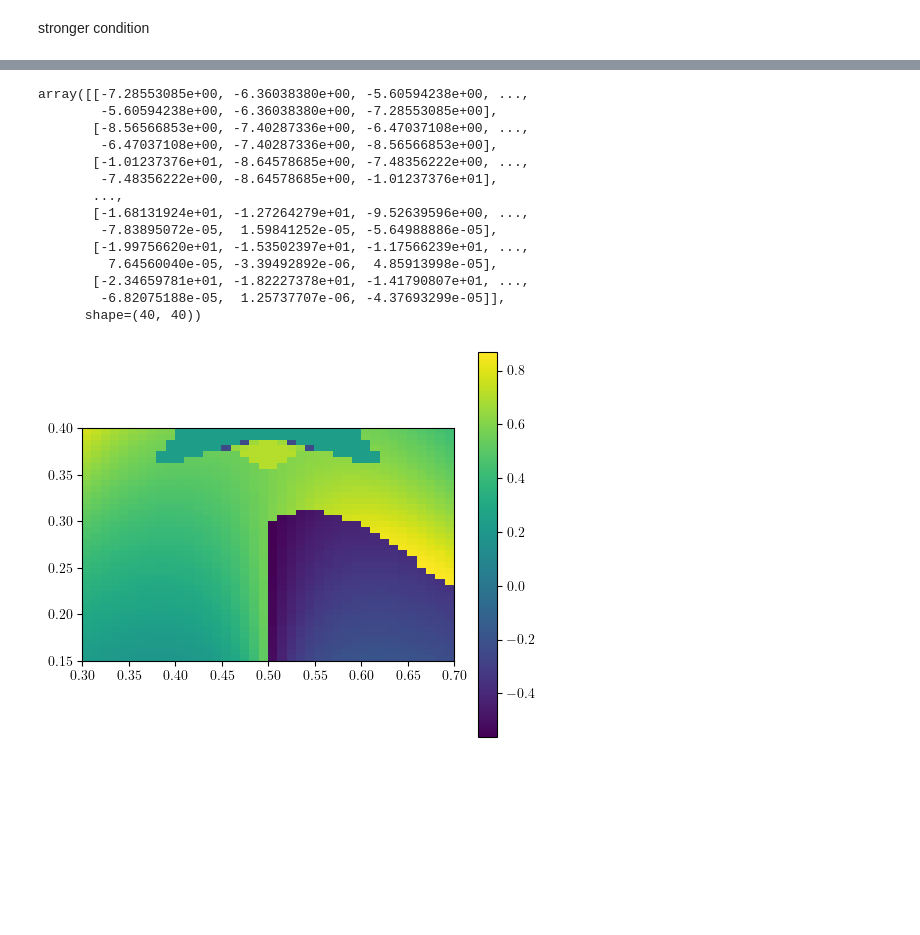
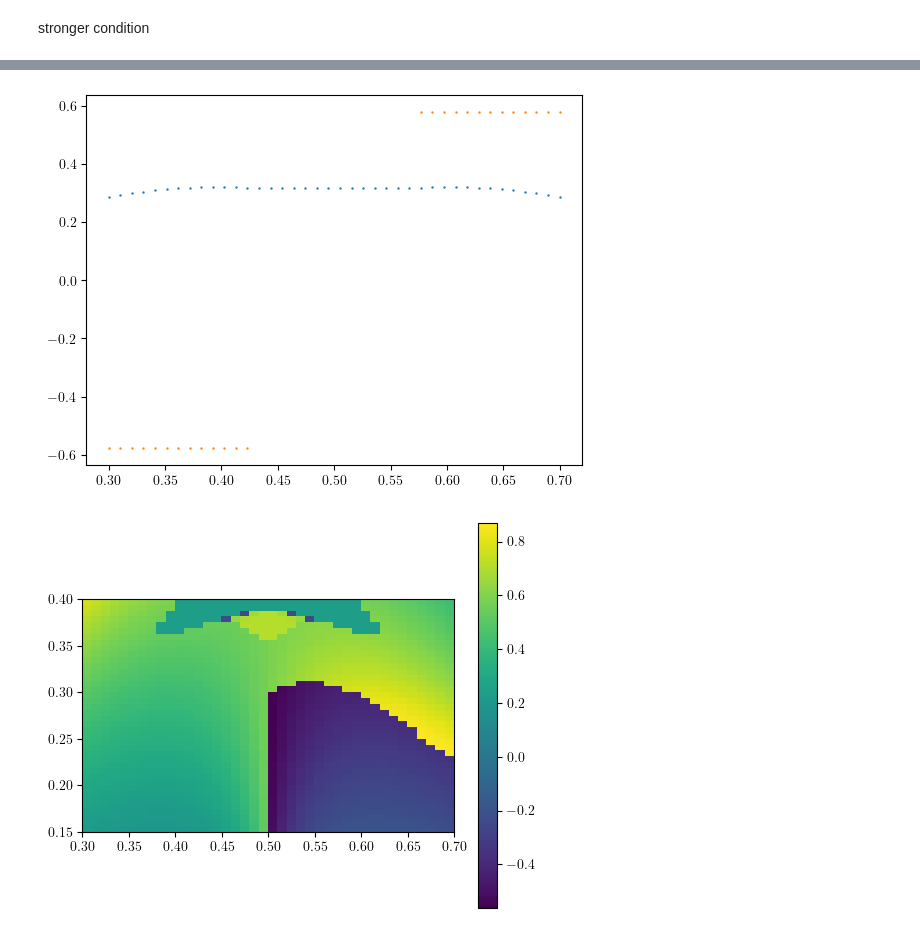
Before and after one commit to ChriGomm/master, a Jupyter notebook: numerics/phonon_conservation.ipynb, the cells around one changed output, grey strips where cells are left out. Cells and saved outputs as stored; diff of their text form; code cells hidden in the pictures; blank space fills up the shorter version.

```diff
--- a/numerics/phonon_conservation.ipynb
+++ b/numerics/phonon_conservation.ipynb
@@ -3845,0 +3928,34 @@ def minimize_vxx_by_dy(r1_vec: np.ndarray, r2_vec: np.ndarray):
+# %%
+dh_opt = np.zeros((N,5))
+x = rx[0]
+dy, dx, y, opt = minimize_vxx_by_dy_h(x,((-1.0,1.0),(0.0,1.0)),start=(0.5,0.5))
+d = np.array([dx,dy,0])
+v1 = dip_derivative_full(np.array([x,y,0]),0,0,d)
+v2 = dip_derivative_full(np.array([x-1,y,0]),0,0,d)
+v3 = dip_derivative_full(np.array([1,0,0]),0,0,d)
+dh_opt[0] = dx, dy, y, v1/v3, v2/v3
+Deltad, Deltay = 0.03, 0.05
+def boundd(bd):
+    for i in range(len(bd)):
+        bd[i] = min(1,max(-1,bd[i]))
+    if bd[0] == -1:
+        bd[1] = -1+2*Deltad
+    if bd[1] ==1:
+        bd[0] = 1-2*Deltad
+    return bd
+def boundy(bd):
+    for i in range(len(bd)):
+        bd[i] = min(1,max(0,bd[i]))
+    if bd[0] == 0:
+        bd[1] = 0+2*Deltay
+    if bd[1] ==1:
+        bd[0] = 1-2*Deltay
+    return bd
+for i in range(N):
+    x = rx[i]
+    dy, dx, y, opt = minimize_vxx_by_dy_h(x,boundaries=(boundd([dy-Deltad,dy+Deltad]),boundy([y-Deltay,y+Deltay])),start=(dy,y))
+    d = np.array([dx,dy,0])
+    v1 = dip_derivative_full(np.array([x,y,0]),0,0,d)
+    v2 = dip_derivative_full(np.array([x-1,y,0]),0,0,d)
+    v3 = dip_derivative_full(np.array([1,0,0]),0,0,d)
+    dh_opt[i] = dx, dy, y, v1/v3, v2/v3
@@ -3846,3 +3973,10 @@ def minimize_vxx_by_dy(r1_vec: np.ndarray, r2_vec: np.ndarray):
+# %%
+fig, ax = plt.subplots(1,1)
+ax.scatter(rx, dh_opt[:,2])
+ax.scatter(rx,dh_opt[:,0])
+plt.show()
+# %% [output]
+[figure, added]
 # %%
 N = 40
 eps = 0.1
@@ -3864,20 +3998,3 @@ d_opt = parallel_for([[0,N],[0,N]],wrap_optimize)
-# %%
-d_opt[:,:,2]
-# %% [output]
-array([[-7.28553085e+00, -6.36038380e+00, -5.60594238e+00, ...,
-        -5.60594238e+00, -6.36038380e+00, -7.28553085e+00],
-       [-8.56566853e+00, -7.40287336e+00, -6.47037108e+00, ...,
-        -6.47037108e+00, -7.40287336e+00, -8.56566853e+00],
-       [-1.01237376e+01, -8.64578685e+00, -7.48356222e+00, ...,
-        -7.48356222e+00, -8.64578685e+00, -1.01237376e+01],
-       ...,
-       [-1.68131924e+01, -1.27264279e+01, -9.52639596e+00, ...,
-        -7.83895072e-05,  1.59841252e-05, -5.64988886e-05],
-       [-1.99756620e+01, -1.53502397e+01, -1.17566239e+01, ...,
-         7.64560040e-05, -3.39492892e-06,  4.85913998e-05],
-       [-2.34659781e+01, -1.82227378e+01, -1.41790807e+01, ...,
-        -6.82075188e-05,  1.25737707e-06, -4.37693299e-05]],
-      shape=(40, 40))
 # %%
 fig, ax = plt.subplots(1, 1, figsize=(6, 5))
 
```
Also changed, not shown: parts of 7 cells of this notebook.
